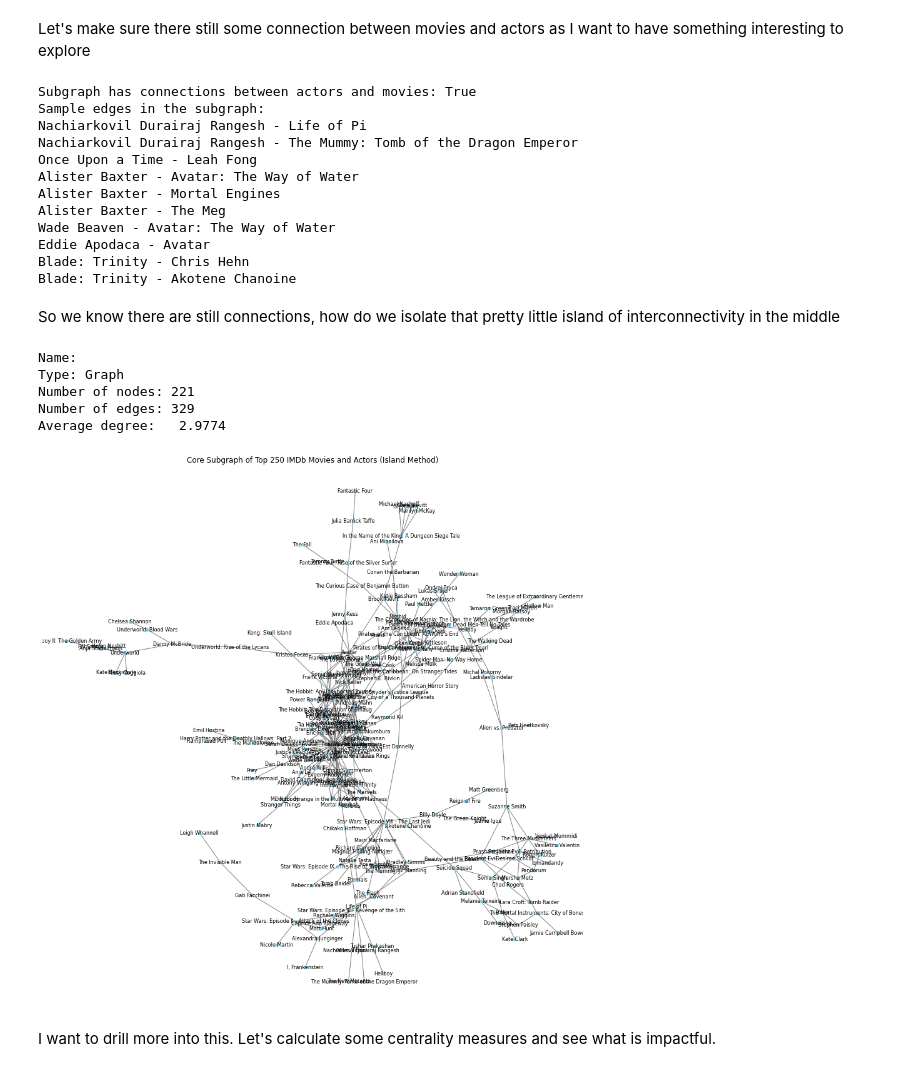
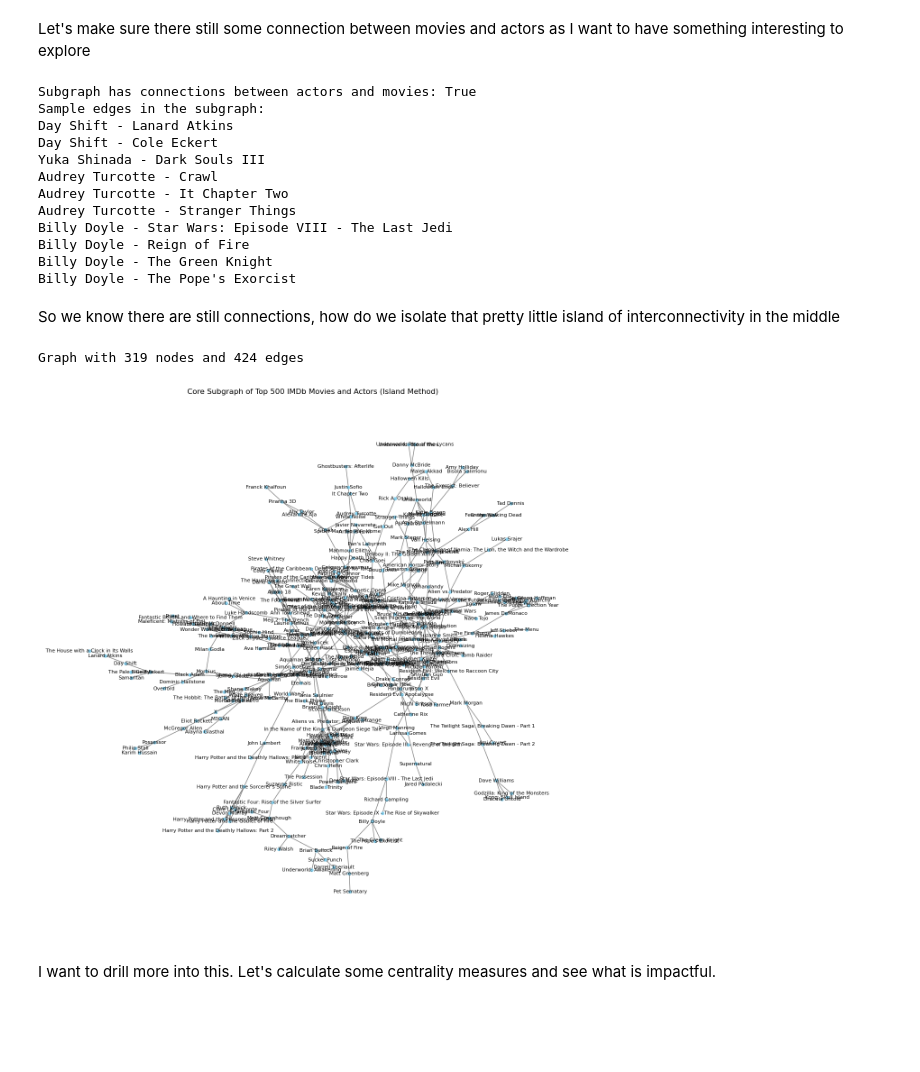
Before and after one commit to Amantux/Data-620, a Jupyter notebook: Project_2/Project 2-Alex Moyse.ipynb, the cells around one changed output. Saved outputs shown, nothing was run; the diff lists cells and outputs as text; code cells hidden in the pictures; blank space fills up the shorter version.

```diff
--- a/Project_2/Project 2-Alex Moyse.ipynb
+++ b/Project_2/Project 2-Alex Moyse.ipynb
@@ -62,18 +147,18 @@ Average degree:   2.2402
 # %% [markdown]
 Okay this data is too dense to cleanly display, lets try and pear it down to something more manageable as 1116063 nodes is hard to work with quickly. Were going to select the top 250 nodes and look at the interactions between them.
 # %%
-#Same picking mechanism tuned for 250
+#Same picking mechanism tuned for 500
 actor_degrees = B.degree(actors)
 movie_degrees = B.degree(movies)
-top_actors = [actor for actor, degree in sorted(actor_degrees, key=lambda x: x[1], reverse=True)[:250]]
-top_movies = [movie for movie, degree in sorted(movie_degrees, key=lambda x: x[1], reverse=True)[:250]]
+top_actors = [actor for actor, degree in sorted(actor_degrees, key=lambda x: x[1], reverse=True)[:500]]
+top_movies = [movie for movie, degree in sorted(movie_degrees, key=lambda x: x[1], reverse=True)[:500]]
 
 #Make Subgraph
 top_nodes = top_actors + top_movies
 subgraph_B = B.subgraph(top_nodes)
 
 #Basic Metrics
-print(nx.info(subgraph_B))
+print(subgraph_B)
 
 #Quick visualisation
 pos = nx.spring_layout(subgraph_B)
@@ -110,54 +191,50 @@ for i, edge in enumerate(subgraph_B.edges(data=True)):
 # %% [output]
 Subgraph has connections between actors and movies: True
 Sample edges in the subgraph:
-Nachiarkovil Durairaj Rangesh - Life of Pi
-Nachiarkovil Durairaj Rangesh - The Mummy: Tomb of the Dragon Emperor
-Once Upon a Time - Leah Fong
-Alister Baxter - Avatar: The Way of Water
-Alister Baxter - Mortal Engines
-Alister Baxter - The Meg
-Wade Beaven - Avatar: The Way of Water
-Eddie Apodaca - Avatar
-Blade: Trinity - Chris Hehn
-Blade: Trinity - Akotene Chanoine
+Day Shift - Lanard Atkins
+Day Shift - Cole Eckert
+Yuka Shinada - Dark Souls III
+Audrey Turcotte - Crawl
+Audrey Turcotte - It Chapter Two
+Audrey Turcotte - Stranger Things
+Billy Doyle - Star Wars: Episode VIII - The Last Jedi
+Billy Doyle - Reign of Fire
+Billy Doyle - The Green Knight
+Billy Doyle - The Pope's Exorcist
 # %% [markdown]
 So we know there are still connections, how do we isolate that pretty little island of interconnectivity in the middle
 # %%
 #Function to apply the island method
 def apply_island_method(G, weight_threshold):
     G = G.copy()
 
     #Remove Edges below weight threshold
     edges_to_remove = [(u, v) for u, v, w in G.edges(data=True) if w.get('weight', 1) < weight_threshold]
     G.remove_edges_from(edges_to_remove)
 
     #Keep largest connected component
     largest_cc = max(nx.connected_components(G), key=len)
     core_subgraph = G.subgraph(largest_cc).copy()
 
     return core_subgraph
 
 #Apply the island method with a weight threshold
 core_subgraph = apply_island_method(subgraph_B, weight_threshold=1)
 
 #Print Basic info
-print(nx.info(core_subgraph))
+print(core_subgraph)
 
 #Make object for labels that is relevent
 labels = {node: actor_names.get(node, movie_titles.get(node, node)) for node in core_subgraph.nodes()}
 
 #Visualise slimmed down data
 pos = nx.spring_layout(core_subgraph)
 plt.figure(figsize=(12, 12))
 nx.draw(core_subgraph, pos, labels=labels, node_size=20, node_color='skyblue', edge_color='gray', font_size=8)
-plt.title("Core Subgraph of Top 250 IMDb Movies and Actors (Island Method)")
+plt.title("Core Subgraph of Top 500 IMDb Movies and Actors (Island Method)")
 plt.show()
 # %% [output]
-Name:
-Type: Graph
-Number of nodes: 221
-Number of edges: 329
-Average degree:   2.9774
+Graph with 319 nodes and 424 edges
-[figure, old version]
+[figure, new version]
 # %% [markdown]
 I want to drill more into this. Let's calculate some centrality measures and see what is impactful.
```
Also changed, not shown: parts of 30 cells of this notebook.
